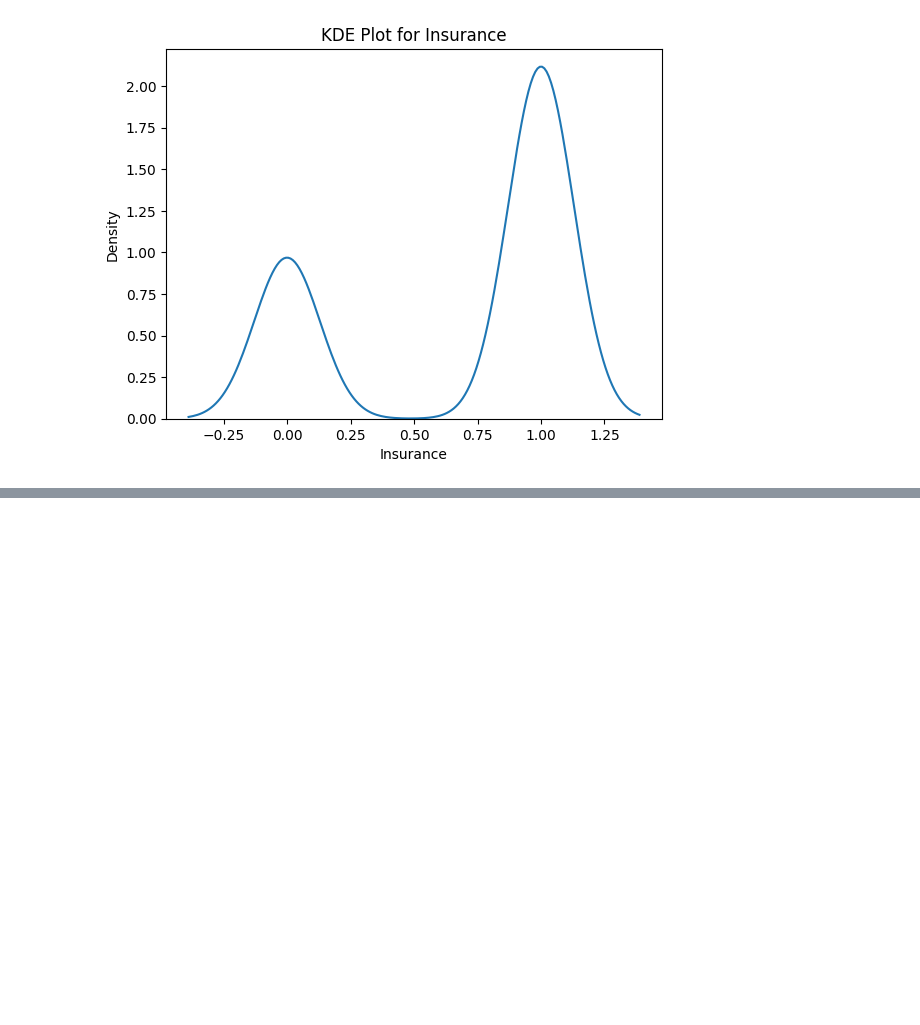
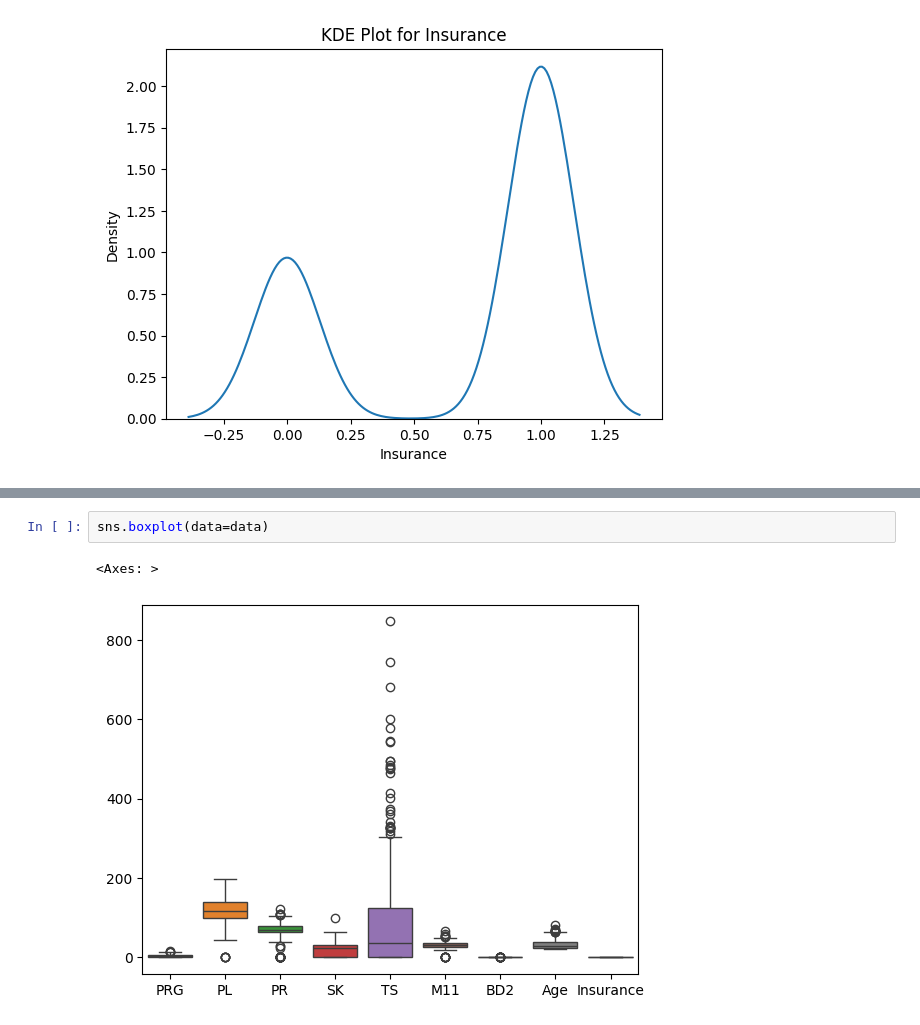
Before and after one commit to damzking/sepsissprediction2, a Jupyter notebook: n.ipynb, the cells around one changed output, grey strips where cells are left out. Cells and saved outputs as stored; diff of their text form; blank space fills up the shorter version.

```diff
--- a/n.ipynb
+++ b/n.ipynb
@@ -104,0 +132,5 @@ for i in numerics.columns:
+# %%
+sns.boxplot(data=data)
+# %% [output]
+<Axes: >
+[figure, added]
```
Also changed, not shown: parts of 7 cells of this notebook.
